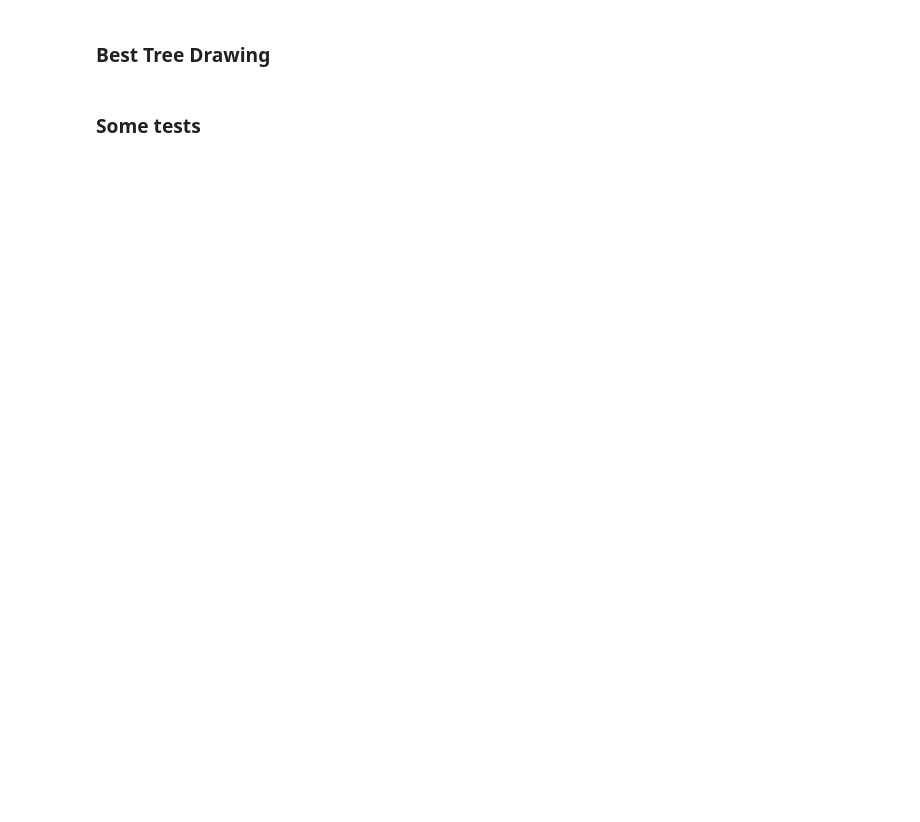
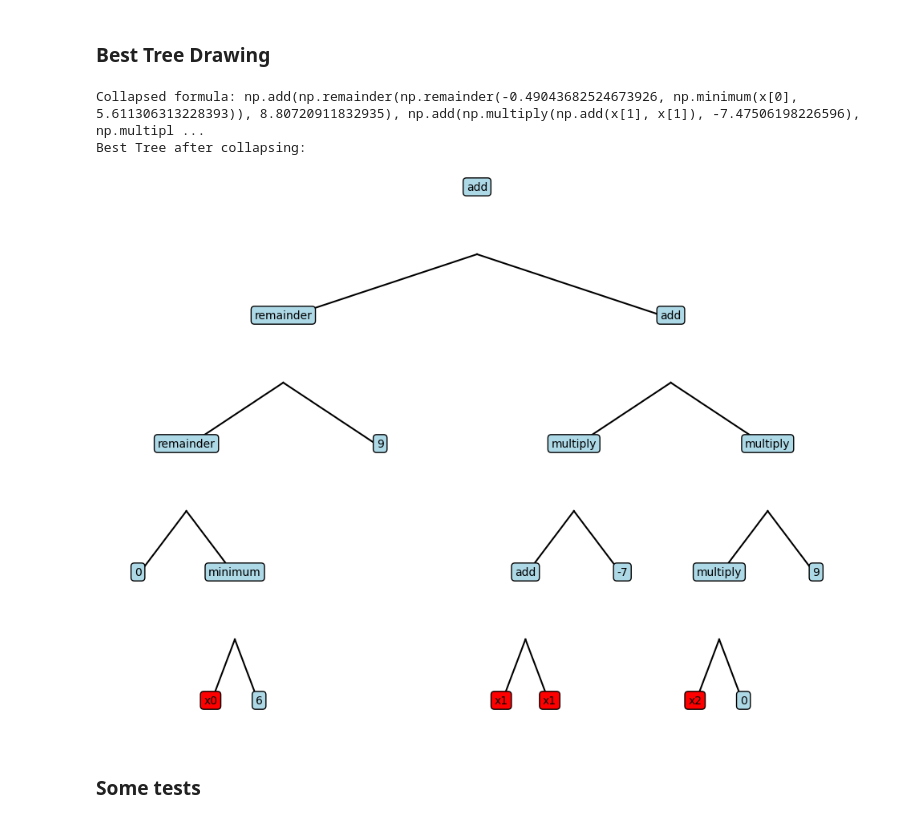
Before and after one commit to FerraiuoloP/CI2024_Project, a Jupyter notebook: sym_reg.ipynb, the cells around one changed output. Cells and saved outputs as stored; diff of their text form; code cells hidden in the pictures; blank space fills up the shorter version.

```diff
--- a/sym_reg.ipynb
+++ b/sym_reg.ipynb
@@ -19,8 +19,8 @@ np.seterr(all="ignore") #ignore np warnings, the output will be nan or inf and w
 {'divide': 'warn', 'over': 'warn', 'under': 'ignore', 'invalid': 'warn'}
 # %%
 # Configuration
-TRAIN_TEST_RATIO=0.3
-PROBLEM_NUMBER=8
+TRAIN_TEST_RATIO=0.6
+PROBLEM_NUMBER=3
 # %% [markdown]
 ### Function definitions
 # %%
@@ -361,23 +356,27 @@ class SymbolicRegression:
 # %% [markdown]
 ### Problem Definition and Symbolic Regression Initialization
 # %%
+# --ISLAND SETTINGS--
 ISLAND_POPULATION = 50
-ISLAND_NUM = 4
-MAX_GENERATIONS = 1000000
-MUTATION_RATE = 0.35
-ELITISM_SIZE = 0
-GROW_FULL_RATIO = 1
+ISLAND_NUM = 5
+MIGRATION_RATE = 0.001
 
-TREE_MAX_DEPTH = 8
+
+# --TREE SETTINGS--
+TREE_MAX_DEPTH = 7
 TREE_SPAWN_DEPTH = 4 #the max depth at which the tree will be spawned, they can grow up to TREE_MAX_DEPTH
 
-
+# --GENETIC ALGORITHM SETTINGS--
+MAX_GENERATIONS = 1000
+ELITISM_SIZE = 0
 VAR_NUM = x_train.shape[0]
 CONST_RANGE = 10 # Constats will be in the range [-CONST_RANGE, CONST_RANGE]
 MAX_MUTATIONS = 3  # Maximum number of mutations in a single mutation operation
+MUTATION_RATE = 0.35
+GROW_FULL_RATIO = 0.95
+COLLAPSE_RATE = 0.3
 
-MIGRATION_RATE = 0.0025
-MIGRATION_INTERVAL = 100
+
 #FIXME: NORM
 # Tree.set_params(unary_ops, binary_ops, VAR_NUM, 10, TREE_DEPTH, x_train_norm, y_train_norm, x_test_norm, y_test_norm)
 
@@ -393,7 +392,7 @@ regressor = SymbolicRegression(
     MIGRATION_RATE,
     TREE_MAX_DEPTH,
     TREE_SPAWN_DEPTH,
-    MIGRATION_INTERVAL
+    COLLAPSE_RATE
 
 
     #(x_train, y_train)   # per lexicase
@@ -503,11 +503,22 @@ KeyboardInterrupt:
 # %% [markdown]
 ### Best Tree Drawing
 # %%
-#Collapse branches that can be simplified
-Tree.collapse_branch(best_tree.root,0,force_collapse=True)
+
+
+tree_clone = best_tree.copy_tree()
+Tree.collapse_branch(tree_clone.root,0,force_collapse=True)
+tree_clone.compute_fitness()
+if(tree_clone.fitness is not None or tree_clone.fitness is not np.inf and tree_clone.fitness is not np.nan):
+                    best_tree = tree_clone
+
+
 print(f"Collapsed formula: {best_tree.to_np_formula()}")
 print("Best Tree after collapsing:")
 best_tree.add_drawing()
+# %% [output]
+Collapsed formula: np.add(np.remainder(np.remainder(-0.49043682524673926, np.minimum(x[0], 5.611306313228393)), 8.80720911832935), np.add(np.multiply(np.add(x[1], x[1]), -7.47506198226596), np.multipl ...
+Best Tree after collapsing:
+[figure, added]
 # %%
 tree = Tree("grow",max_depth=TREE_MAX_DEPTH,spawn_depth=TREE_SPAWN_DEPTH)
 # %%
```
Also changed, not shown: parts of 4 cells of this notebook, 1 other file.
